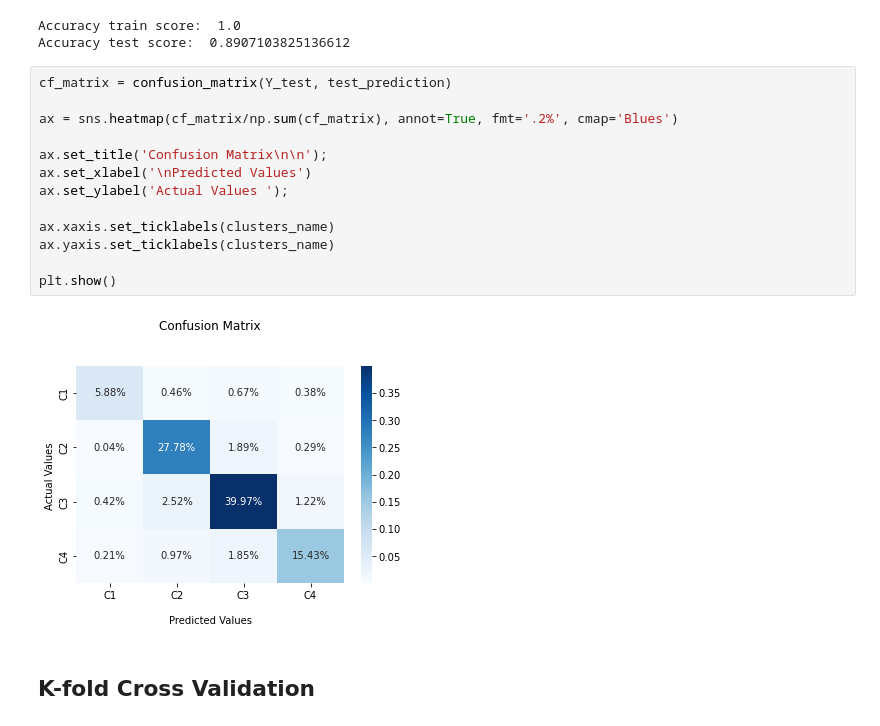
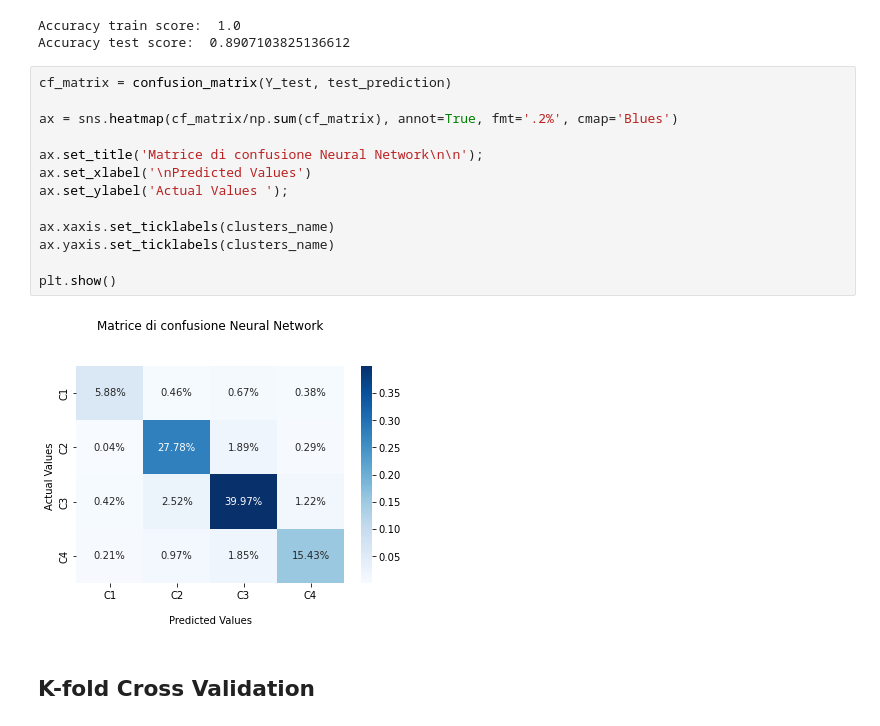
Before and after one commit to Ferru2000/SentimentAnalysis, a Jupyter notebook: Unsupervised/Unsupervised.ipynb, the cells around one changed output. Drawn from its saved outputs; the diff is of its cells as text.

```diff
--- a/Unsupervised/Unsupervised.ipynb
+++ b/Unsupervised/Unsupervised.ipynb
@@ -244,18 +244,18 @@ Accuracy test score:  0.8907103825136612
 # %%
 cf_matrix = confusion_matrix(Y_test, test_prediction)
 
 ax = sns.heatmap(cf_matrix/np.sum(cf_matrix), annot=True, fmt='.2%', cmap='Blues')
 
-ax.set_title('Confusion Matrix\n\n');
+ax.set_title('Matrice di confusione Neural Network\n\n');
 ax.set_xlabel('\nPredicted Values')
 ax.set_ylabel('Actual Values ');
 
 ax.xaxis.set_ticklabels(clusters_name)
 ax.yaxis.set_ticklabels(clusters_name)
 
 plt.show()
 # %% [output]
-[figure, old version]
+[figure, new version]
 # %% [markdown]
 ## K-fold Cross Validation
 # %%
```
Also changed, not shown: parts of 1 cell of this notebook, 2 other files.
